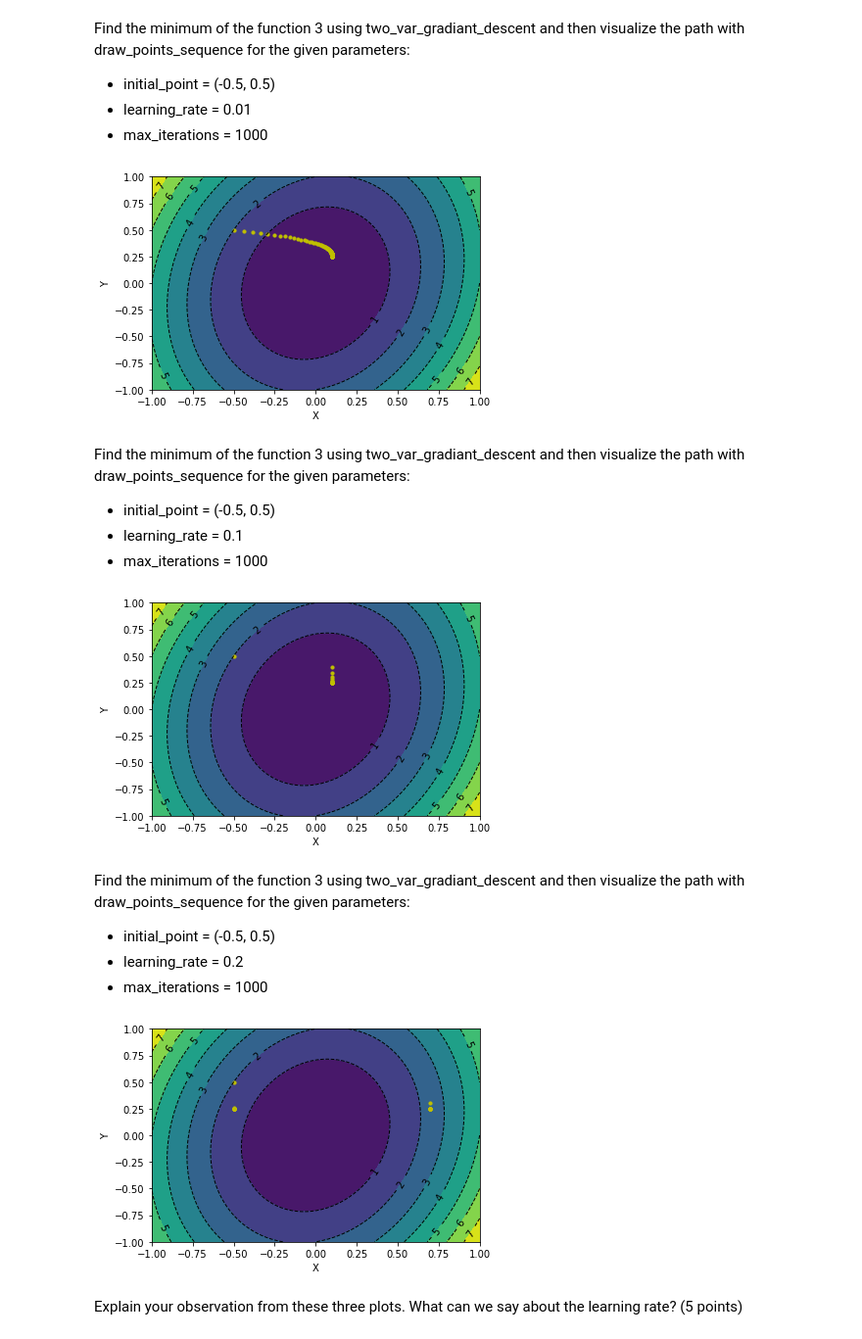
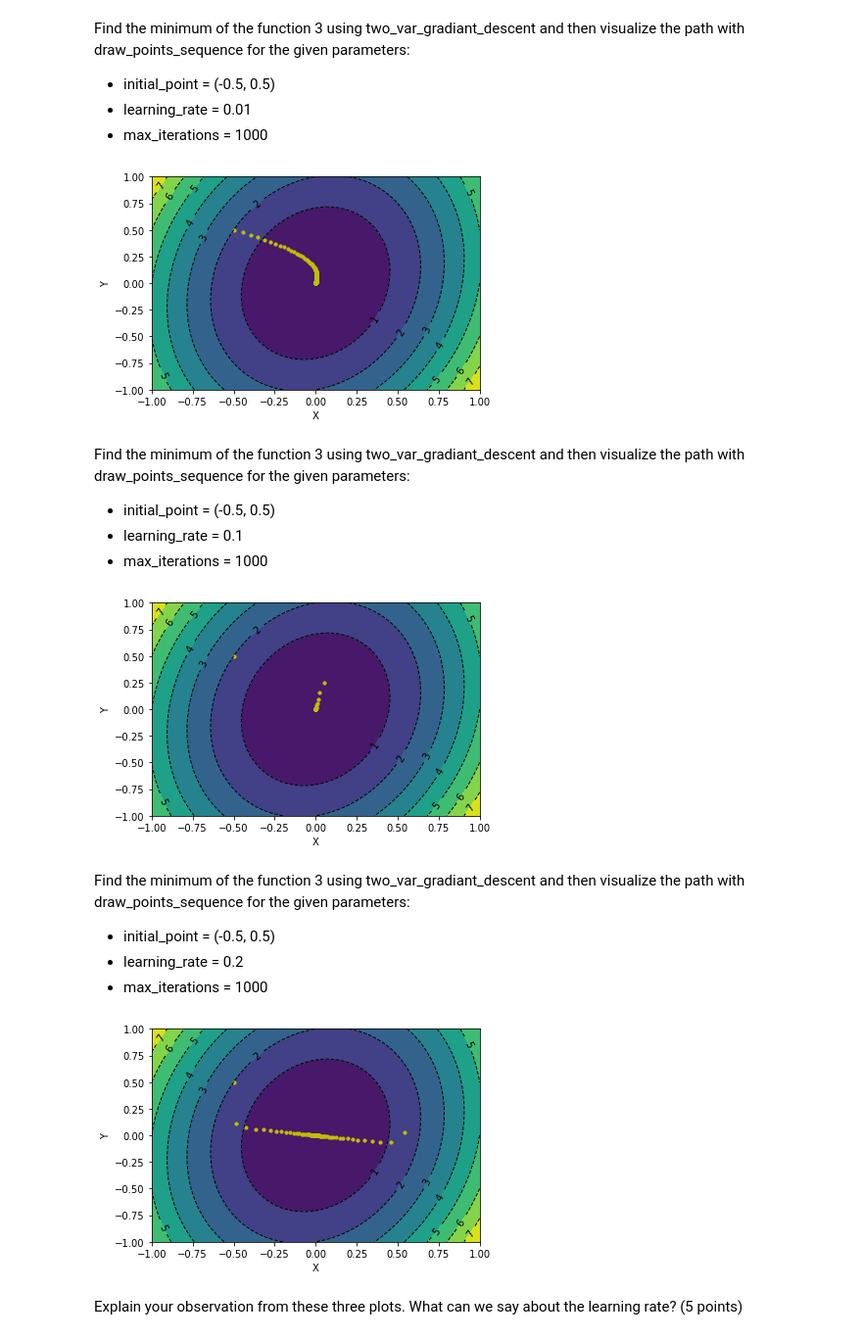
Before and after one commit to HirbodBehnam/AI-Assignments, a Jupyter notebook: 1/Practical/Practical Assignment 1.ipynb, the cells around one changed output. Shown at 98% size. Drawn from its saved outputs; the diff is of its cells as text; code cells hidden in the pictures.

```diff
--- a/1/Practical/Practical Assignment 1.ipynb
+++ b/1/Practical/Practical Assignment 1.ipynb
@@ -647,7 +647,7 @@ f_3(x) = 5 x^2 + 2 y^2 - xy\quad and \quad x \in [-1, 1] \quad, y \in [-1, 1]
 def f3(x, y):
     return 5 * x * x + 2 * y * y - x * y
 def f3_grad(x, y):
-    return (10 * x - 1,  4 * y - 1)
+    return (10 * x - y,  4 * y - x)
 # %% [markdown]
 Complete the function below that performs two-dimensional gradient descent and returns the x and y sequence of the path from the initial point to the minimum:
 # %%
@@ -693,7 +693,7 @@ The specifics of the upcoming plot are unimportant,
 (x_sequence, y_sequence) = two_var_gradiant_descent(f3_grad, (-0.5, 0.5), learning_rate=0.01, max_iterations=1000)
 draw_points_sequence(f3, x_sequence, y_sequence)
 # %% [output]
-[figure, old version]
+[figure, new version]
 # %% [markdown]
 Find the minimum of the function 3 using two_var_gradiant_descent and then visualize the path with draw_points_sequence for the given parameters:
 - initial_point = (-0.5, 0.5)
@@ -709,7 +709,7 @@ The specifics of the upcoming plot are unimportant,
 (x_sequence, y_sequence) = two_var_gradiant_descent(f3_grad, (-0.5, 0.5), learning_rate=0.1, max_iterations=1000)
 draw_points_sequence(f3, x_sequence, y_sequence)
 # %% [output]
-[figure, old version]
+[figure, new version]
 # %% [markdown]
 Find the minimum of the function 3 using two_var_gradiant_descent and then visualize the path with draw_points_sequence for the given parameters:
 - initial_point = (-0.5, 0.5)
@@ -718,14 +718,14 @@ Find the minimum of the function 3 using two_var_gradiant_descent and then visua
 # %%
 # Your code here (2 points)
 '''
 The specifics of the upcoming plot are unimportant,
  such as the color, labels, and other non-essential elements.
   The crucial aspect is the plot's overall structure.
 '''
-(x_sequence, y_sequence) = two_var_gradiant_descent(f3_grad, (-0.5, 0.5), learning_rate=0.2, max_iterations=1000)
+(x_sequence, y_sequence) = two_var_gradiant_descent(f3_grad, (-0.5, 0.5), learning_rate=0.19, max_iterations=1000)
 draw_points_sequence(f3, x_sequence, y_sequence)
 # %% [output]
-[figure, old version]
+[figure, new version]
 # %% [markdown]
 Explain your observation from these three plots. What can we say about the learning rate? (5 points)
 # %% [markdown]
```
Also changed, not shown: 4 other files.
